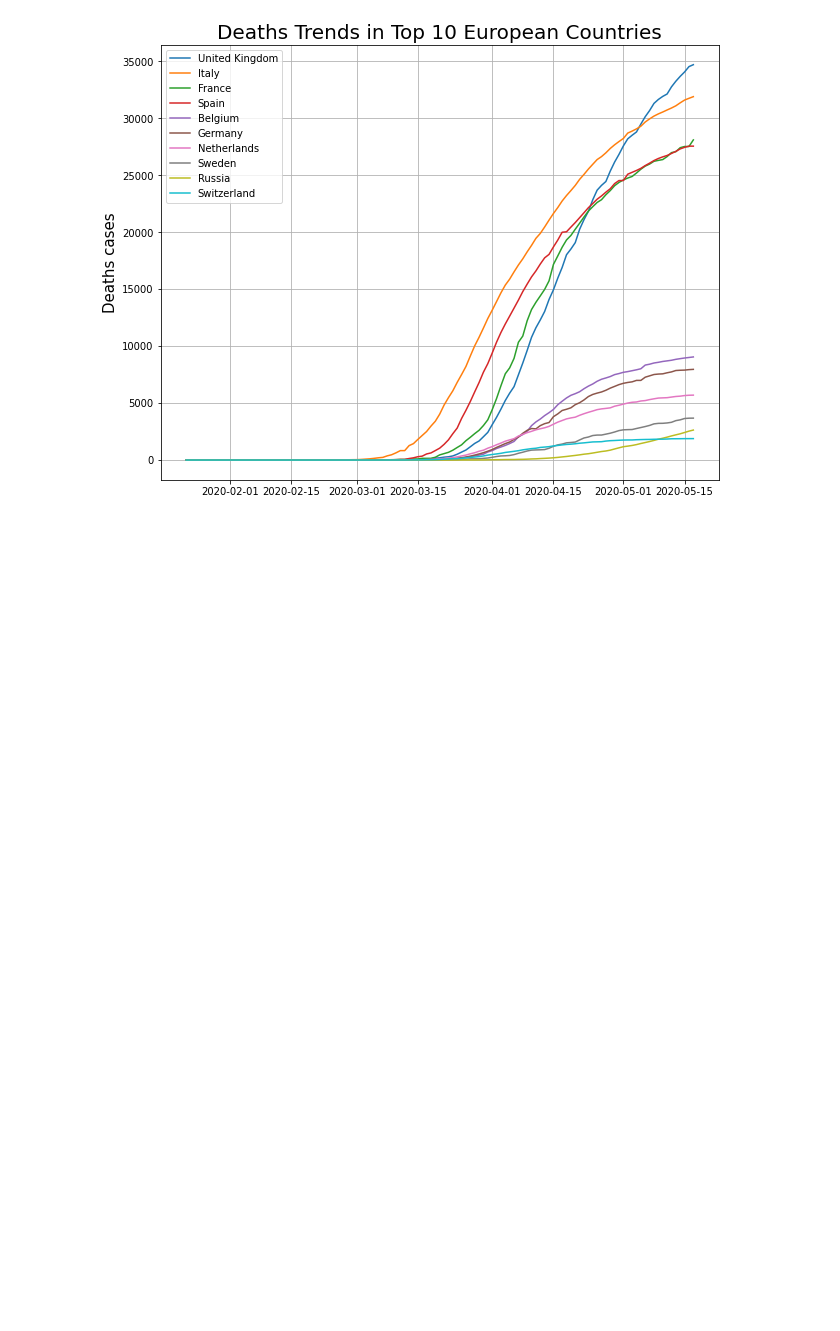
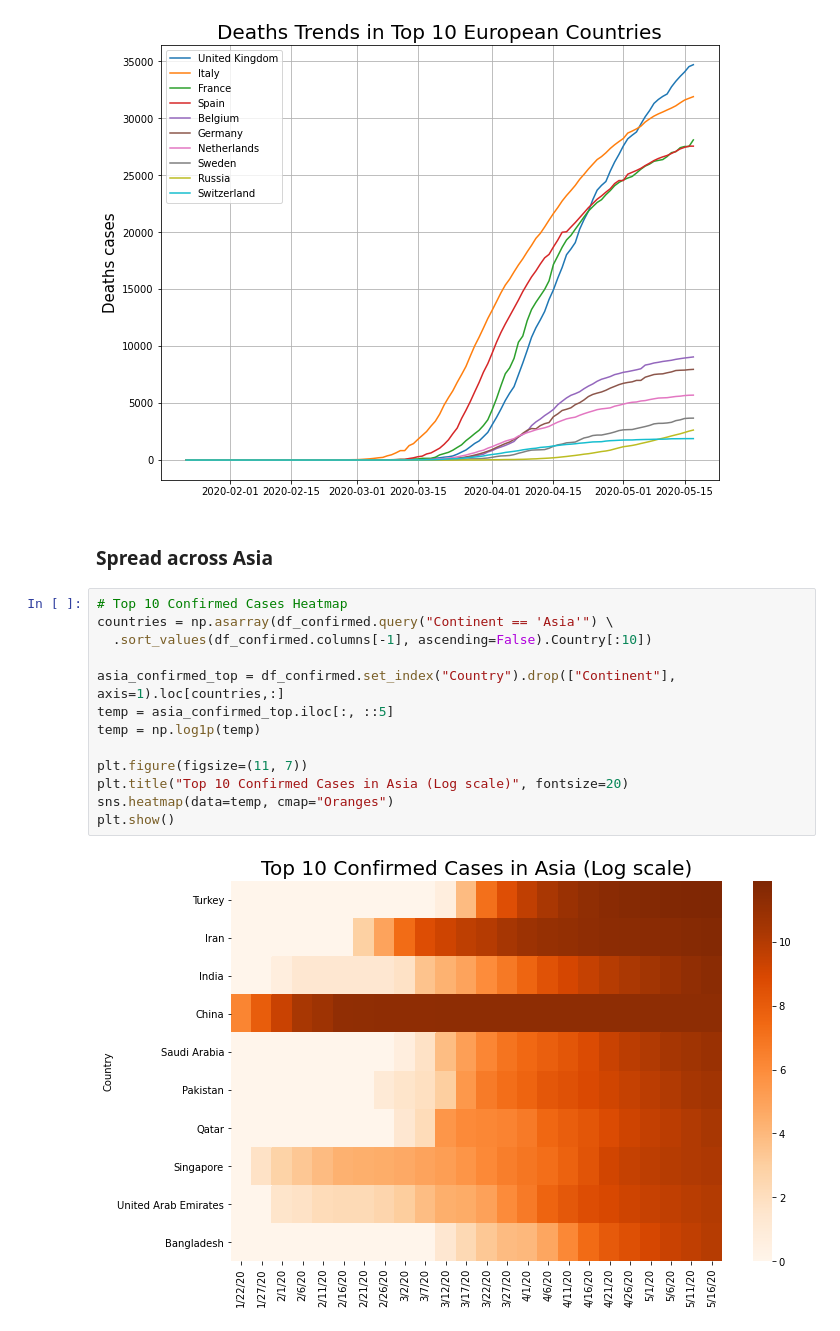
Before and after one commit to ShionFujimori/covid19-analysis, a Jupyter notebook: covid19_analysis.ipynb, the cells around one changed output. Saved outputs shown, nothing was run; the diff lists cells and outputs as text; blank space fills up the shorter version.

Commit message:
Update spread across asia analysis

```diff
--- a/covid19_analysis.ipynb
+++ b/covid19_analysis.ipynb
@@ -657,3 +657,20 @@ plt.title("Deaths Trends in Top 10 European Countries", fontsize=20)
 plt.show()
 # %% [output]
 [figure]
+# %% [markdown]
+### Spread across Asia
+# %%
+# Top 10 Confirmed Cases Heatmap
+countries = np.asarray(df_confirmed.query("Continent == 'Asia'") \
+  .sort_values(df_confirmed.columns[-1], ascending=False).Country[:10])
+
+asia_confirmed_top = df_confirmed.set_index("Country").drop(["Continent"], axis=1).loc[countries,:]
+temp = asia_confirmed_top.iloc[:, ::5]
+temp = np.log1p(temp)
+
+plt.figure(figsize=(11, 7))
+plt.title("Top 10 Confirmed Cases in Asia (Log scale)", fontsize=20)
+sns.heatmap(data=temp, cmap="Oranges")
+plt.show()
+# %% [output]
+[figure, added]
```
Also changed, not shown: parts of 3 cells of this notebook.
